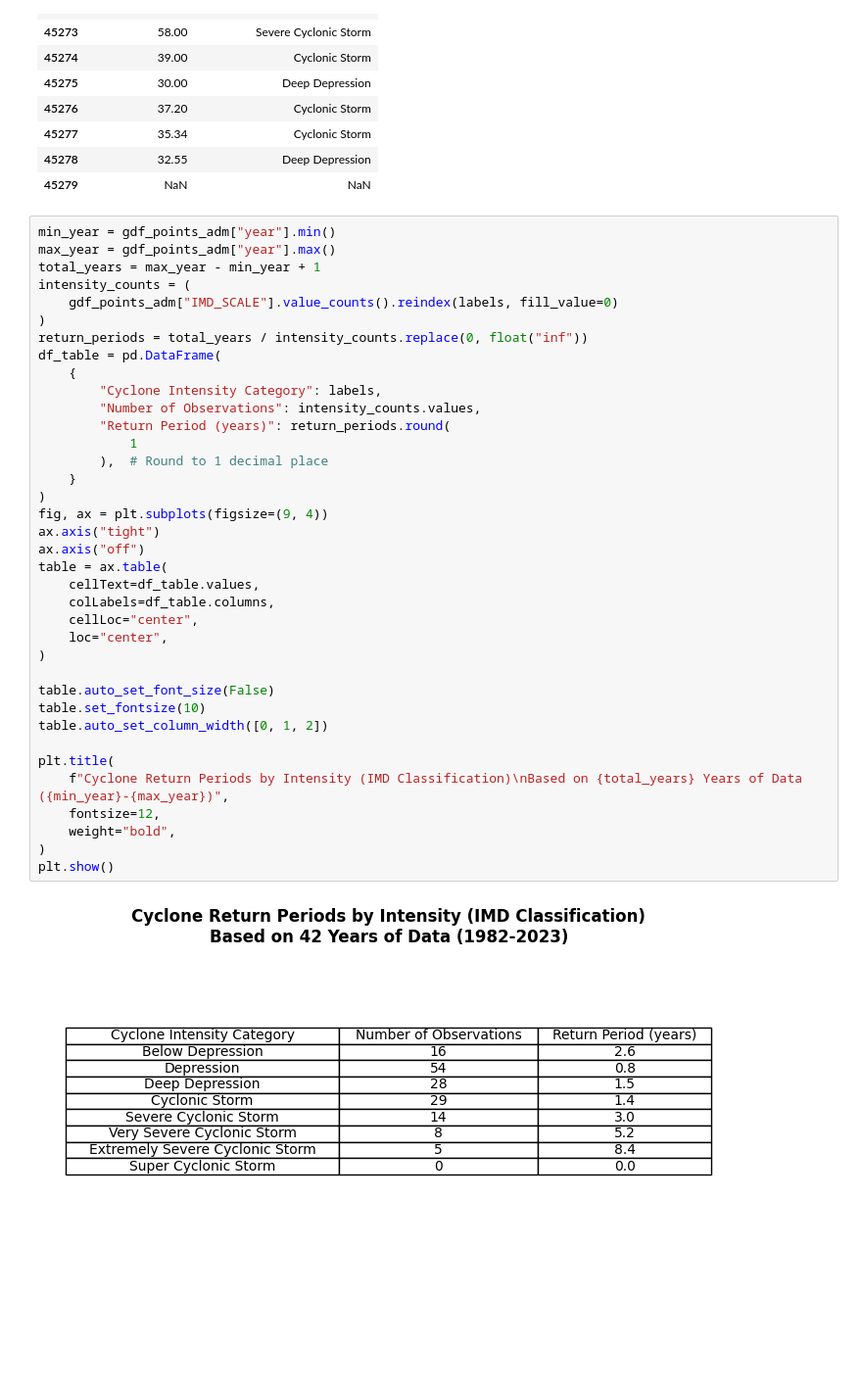
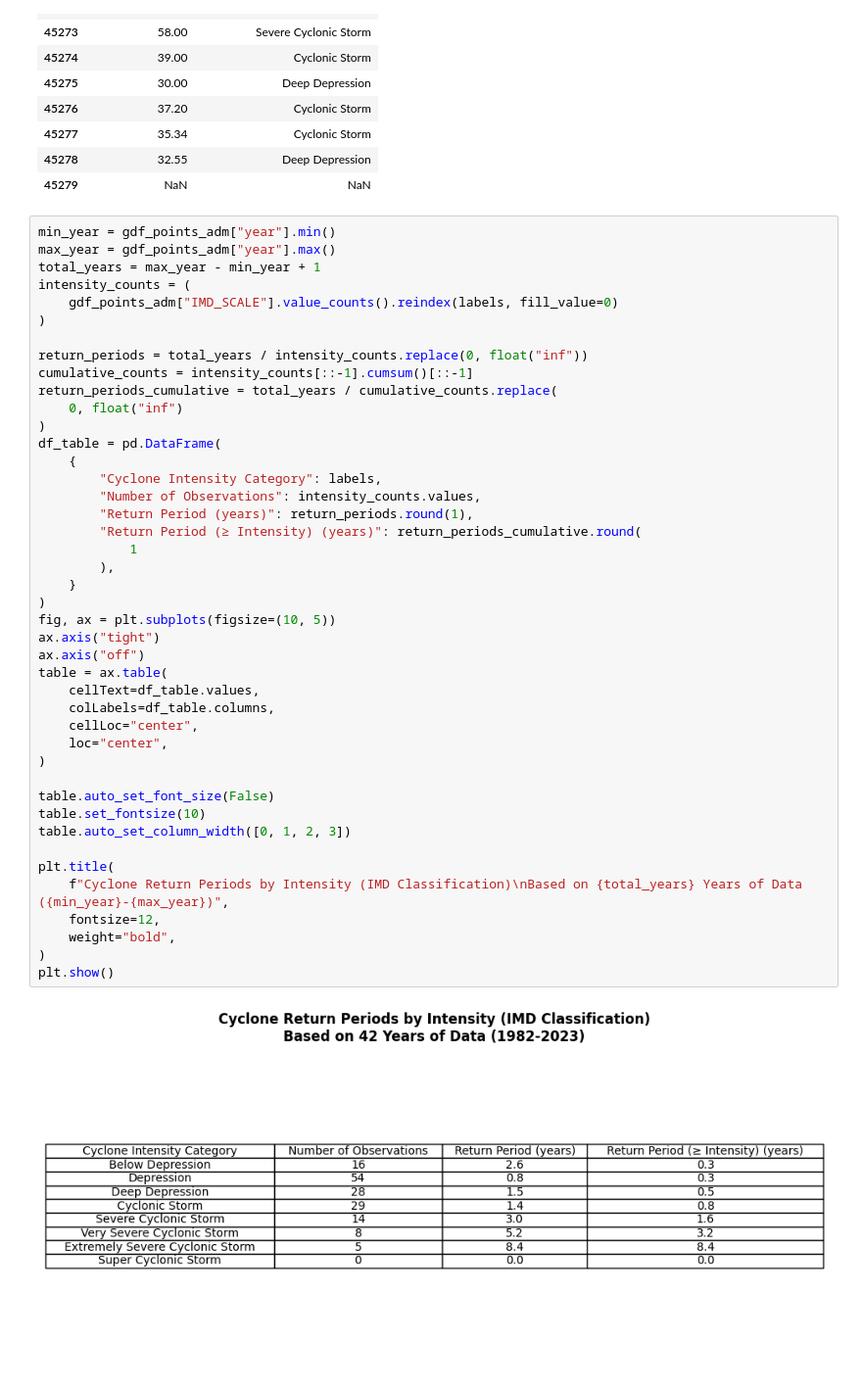
Before and after one commit to OCHA-DAP/ds-aa-mmr-cyclones, a Jupyter notebook: analysis/01.0_frequency_intensity_storms_ibtracs.ipynb, the cells around one changed output. Shown at 98% size. Drawn from its saved outputs; the diff is of its cells as text; blank space fills up the shorter version.

Commit message:
adding additional calculation of return period

```diff
--- a/analysis/01.0_frequency_intensity_storms_ibtracs.ipynb
+++ b/analysis/01.0_frequency_intensity_storms_ibtracs.ipynb
@@ -126,35 +126,41 @@ total_years = max_year - min_year + 1
 intensity_counts = (
     gdf_points_adm["IMD_SCALE"].value_counts().reindex(labels, fill_value=0)
 )
+
 return_periods = total_years / intensity_counts.replace(0, float("inf"))
+cumulative_counts = intensity_counts[::-1].cumsum()[::-1]
+return_periods_cumulative = total_years / cumulative_counts.replace(
+    0, float("inf")
+)
 df_table = pd.DataFrame(
     {
         "Cyclone Intensity Category": labels,
         "Number of Observations": intensity_counts.values,
-        "Return Period (years)": return_periods.round(
+        "Return Period (years)": return_periods.round(1),
+        "Return Period (≥ Intensity) (years)": return_periods_cumulative.round(
             1
-        ),  # Round to 1 decimal place
+        ),
     }
 )
-fig, ax = plt.subplots(figsize=(9, 4))
+fig, ax = plt.subplots(figsize=(10, 5))
 ax.axis("tight")
 ax.axis("off")
 table = ax.table(
     cellText=df_table.values,
     colLabels=df_table.columns,
     cellLoc="center",
     loc="center",
 )
 
 table.auto_set_font_size(False)
 table.set_fontsize(10)
-table.auto_set_column_width([0, 1, 2])
+table.auto_set_column_width([0, 1, 2, 3])
 
 plt.title(
     f"Cyclone Return Periods by Intensity (IMD Classification)\nBased on {total_years} Years of Data ({min_year}-{max_year})",
     fontsize=12,
     weight="bold",
 )
 plt.show()
 # %% [output]
-[figure, old version]
+[figure, new version]
```
